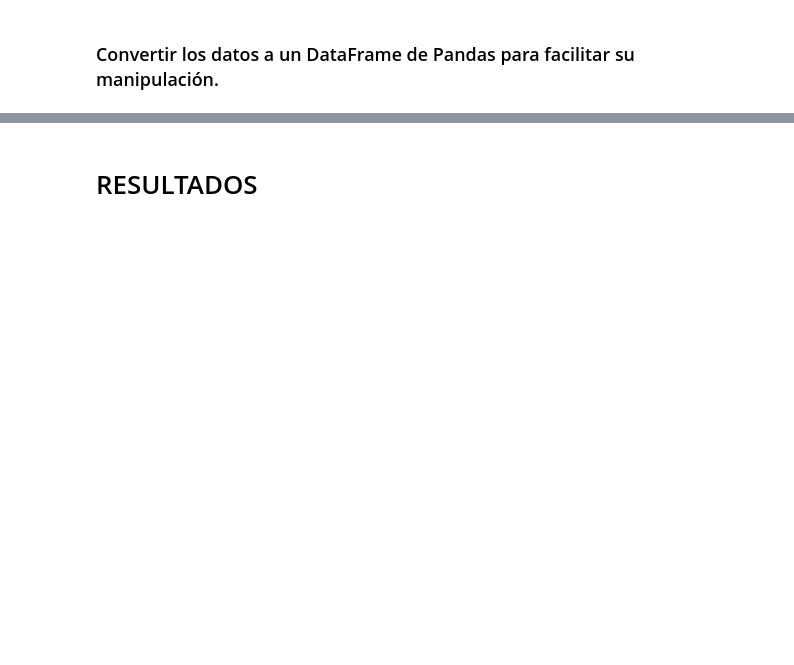
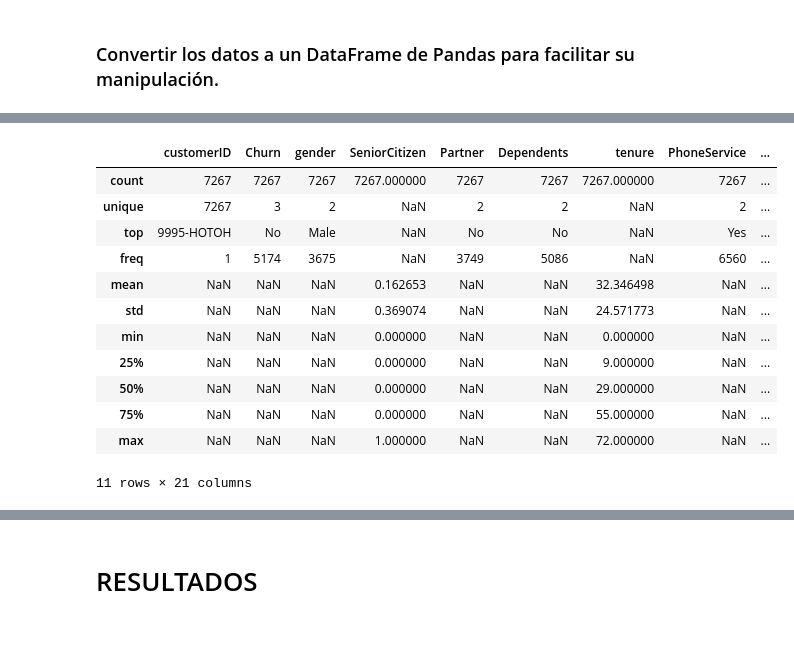
Before and after one commit to mauloredo/Challenge_Telecom_X, a Jupyter notebook: Challenge_Telecom_X.ipynb, the cells around one changed output, grey strips where cells are left out. Saved outputs shown, nothing was run; the diff lists cells and outputs as text; code cells hidden in the pictures; blank space fills up the shorter version.

```diff
--- a/Challenge_Telecom_X.ipynb
+++ b/Challenge_Telecom_X.ipynb
@@ -173,0 +171,5 @@ dtype: int64
+# %%
+df_customer = pd.json_normalize(df['customer'])
+df_phone = pd.json_normalize(df['phone'])
+df_internet = pd.json_normalize(df['internet'])
+df_account = pd.json_normalize(df['account'])
@@ -175,0 +258,3 @@ dtype: int64
+# %%
+df_final = pd.concat([df[['customerID', 'Churn']], df_customer, df_phone, df_internet, df_account], axis=1)
+df_final.head()
@@ -175,0 +323,16 @@ dtype: int64
+# %%
+df_final.describe(include='all')
+# %% [output]
+|  | customerID | Churn | gender | SeniorCitizen | Partner | Dependents | tenure | PhoneService | ... |
+| count | 7267 | 7267 | 7267 | 7267.000000 | 7267 | 7267 | 7267.000000 | 7267 | ... |
+| unique | 7267 | 3 | 2 | NaN | 2 | 2 | NaN | 2 | ... |
+| top | 9995-HOTOH | No | Male | NaN | No | No | NaN | Yes | ... |
+| freq | 1 | 5174 | 3675 | NaN | 3749 | 5086 | NaN | 6560 | ... |
+| mean | NaN | NaN | NaN | 0.162653 | NaN | NaN | 32.346498 | NaN | ... |
+| std | NaN | NaN | NaN | 0.369074 | NaN | NaN | 24.571773 | NaN | ... |
+| min | NaN | NaN | NaN | 0.000000 | NaN | NaN | 0.000000 | NaN | ... |
+| 25% | NaN | NaN | NaN | 0.000000 | NaN | NaN | 9.000000 | NaN | ... |
+| 50% | NaN | NaN | NaN | 0.000000 | NaN | NaN | 29.000000 | NaN | ... |
+| 75% | NaN | NaN | NaN | 0.000000 | NaN | NaN | 55.000000 | NaN | ... |
+| max | NaN | NaN | NaN | 1.000000 | NaN | NaN | 72.000000 | NaN | ... |
+11 rows × 21 columns
```
Also changed, not shown: parts of 24 cells of this notebook.
